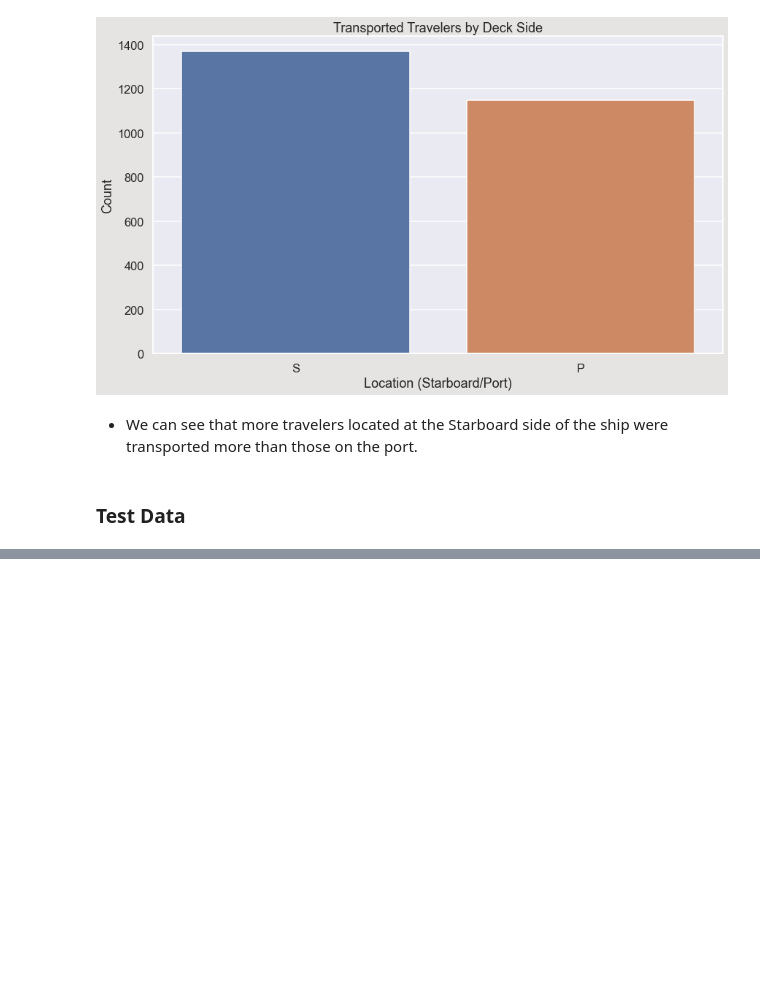
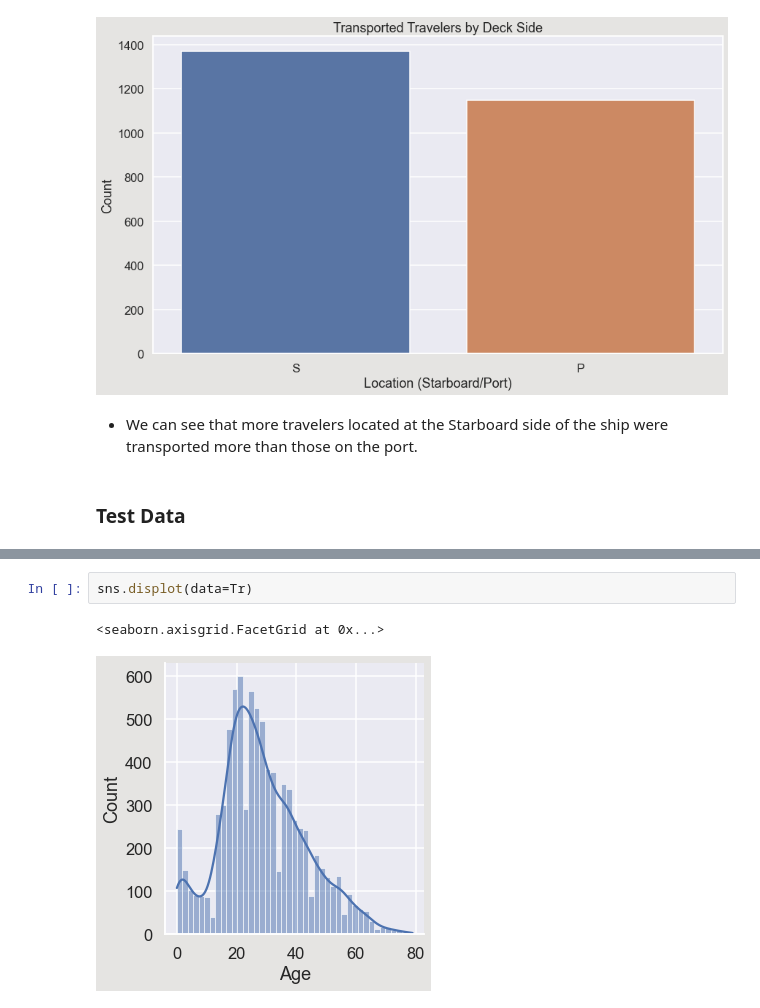
Before and after one commit to bustyAI/Interstellar-Disaster, a Jupyter notebook: spaceship_titanic.ipynb, the cells around one changed output, grey strips where cells are left out. Drawn from its saved outputs; the diff is of its cells as text; blank space fills up the shorter version.

```diff
--- a/spaceship_titanic.ipynb
+++ b/spaceship_titanic.ipynb
@@ -532,0 +567,5 @@ Text(0.5, 1.0, 'Passenger Destination')
+# %%
+sns.displot(data=Tr)
+# %% [output]
+<seaborn.axisgrid.FacetGrid at 0x...>
+[figure, added]
```
Also changed, not shown: parts of 33 cells of this notebook.
